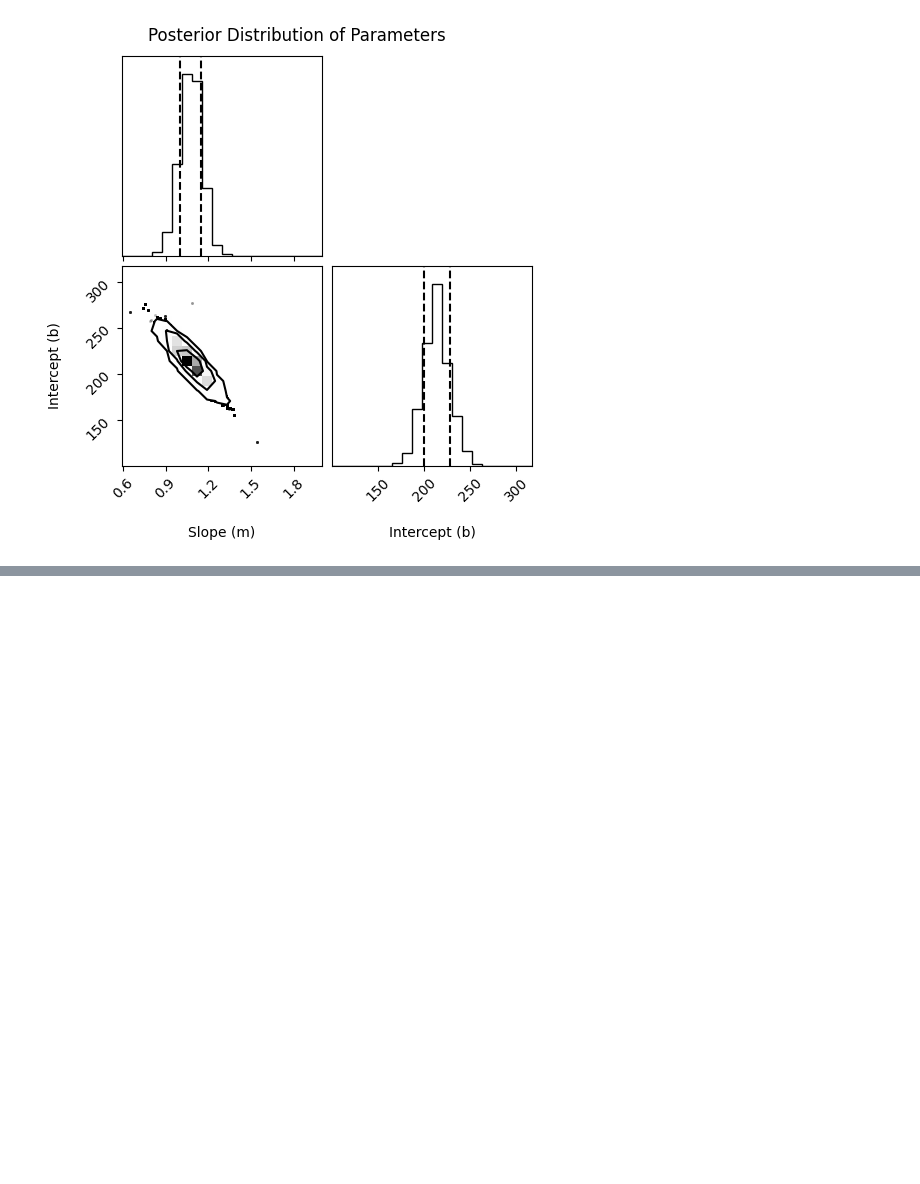
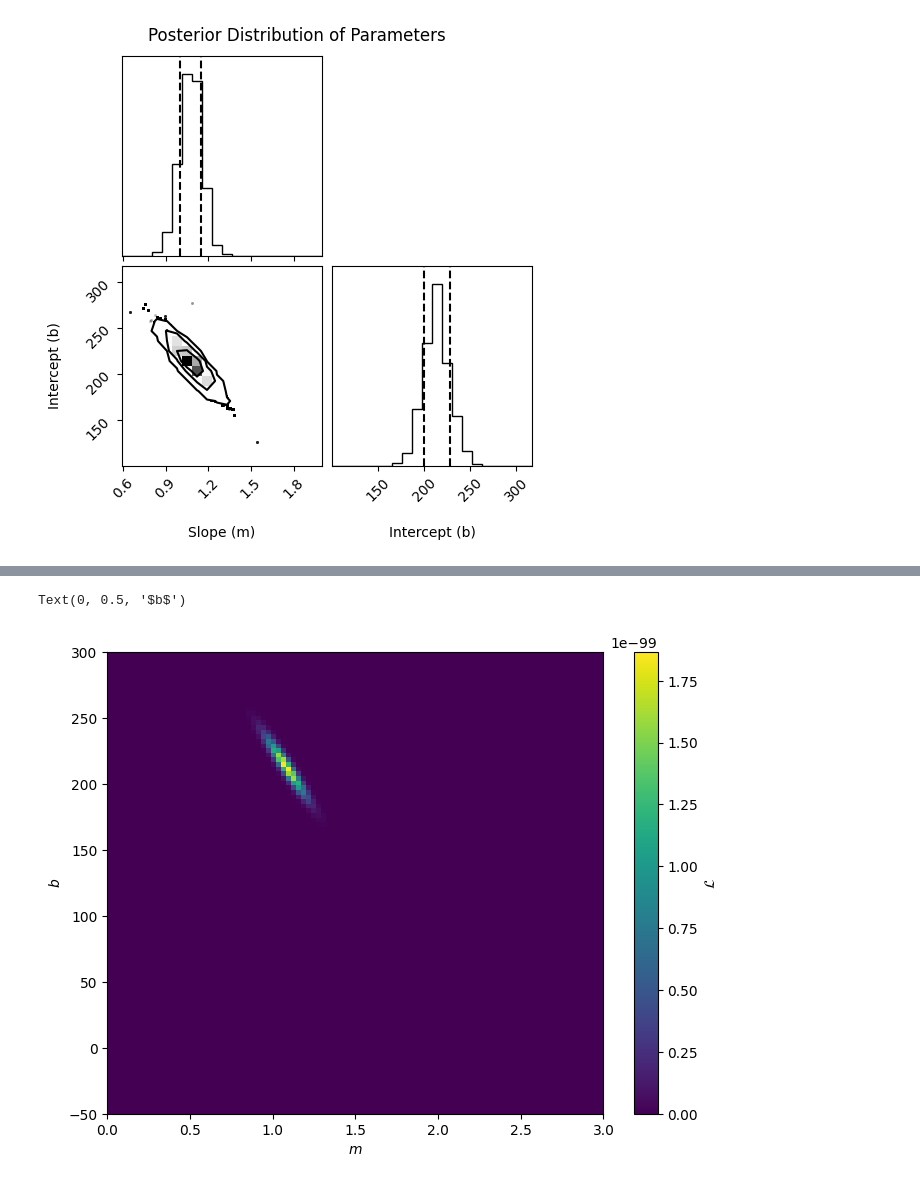
Before and after one commit to R-bna/sci-comp-ii-fall24, a Jupyter notebook: Working/HW4 metropolis sampling.ipynb, the cells around one changed output, grey strips where cells are left out. Saved outputs shown, nothing was run; the diff lists cells and outputs as text; code cells hidden in the pictures; blank space fills up the shorter version.

```diff
--- a/Working/HW4 metropolis sampling.ipynb
+++ b/Working/HW4 metropolis sampling.ipynb
@@ -145,0 +150,20 @@ Text(0.5, 1.0, '2D Posterior Density of m and b')
+# %%
+ngrid = 100
+mmin, mmax = 0, 3
+bmin, bmax = -50, 300
+ms = np.linspace(mmin, mmax, ngrid)
+bs = np.linspace(bmin, bmax, ngrid)
+
+M, B = np.meshgrid(ms, bs)
+pts = np.column_stack([M.ravel(), B.ravel()])
+lnL = np.array([lnlikelihood(m, b) for m, b in pts]).reshape(M.shape)
+
+
+plt.figure(figsize=(8, 6))
+plt.imshow(np.exp(lnL), extent=[mmin, mmax, bmin, bmax], origin='lower', aspect='auto')
+plt.colorbar(label='$\mathcal{L}$')
+plt.xlabel('$m$')
+plt.ylabel('$b$')
+# %% [output]
+Text(0, 0.5, '$b$')
+[figure, added]
```
Also changed, not shown: parts of 2 cells of this notebook.
